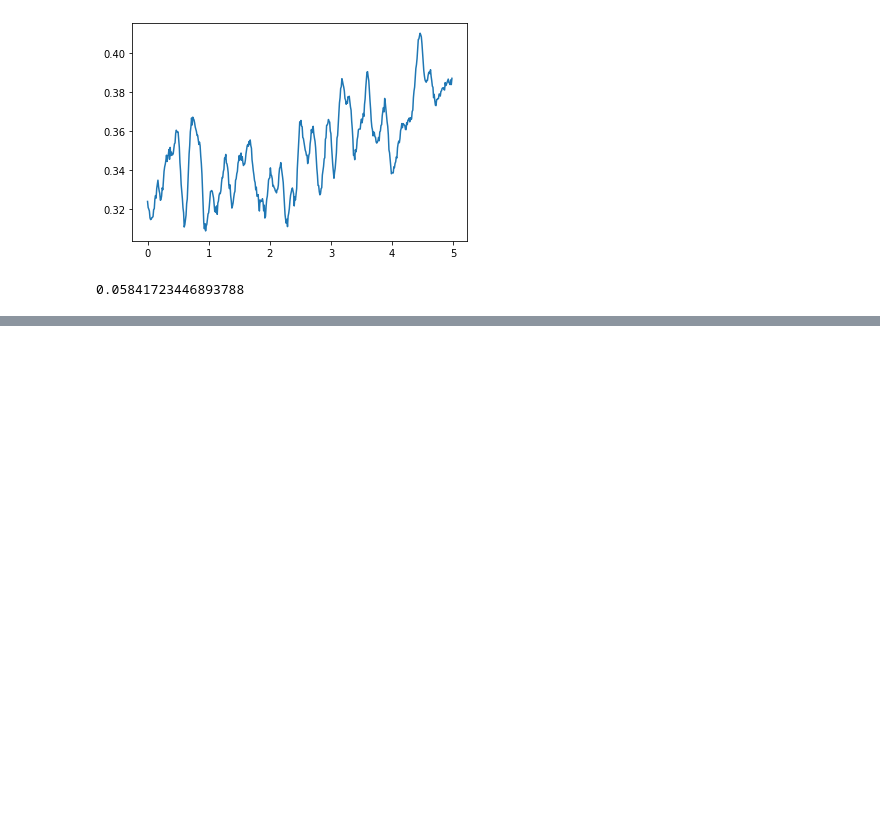
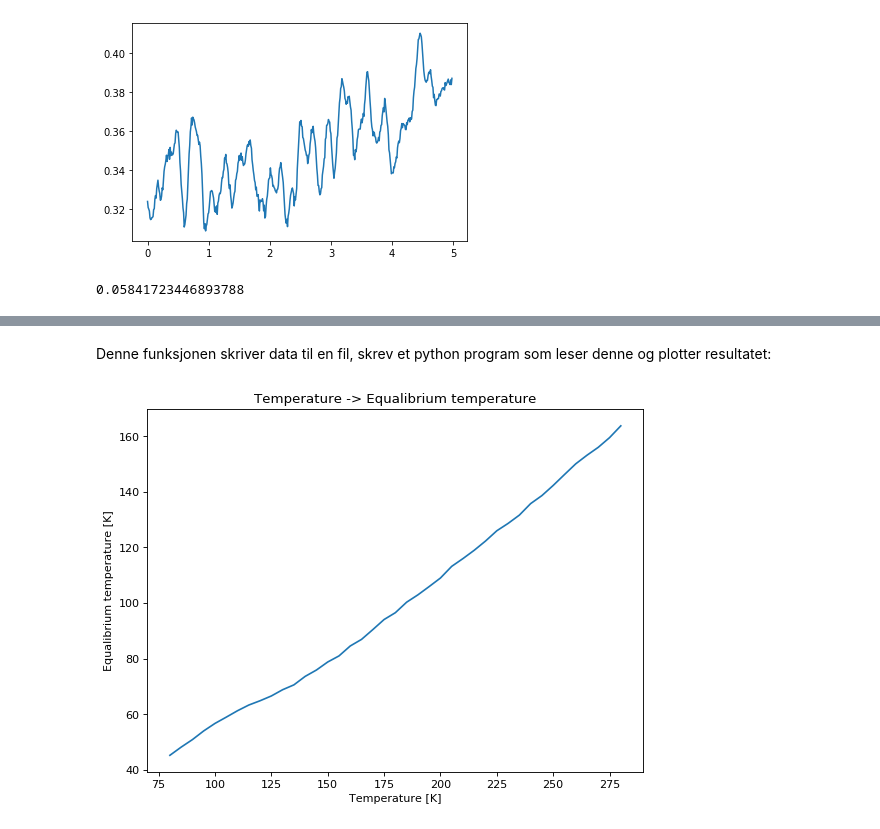
Before and after one commit to Benito1001/MolDyn, a Jupyter notebook: MolDyn.ipynb, the cells around one changed output, grey strips where cells are left out. Saved outputs shown, nothing was run; the diff lists cells and outputs as text; code cells hidden in the pictures; blank space fills up the shorter version.

```diff
--- a/MolDyn.ipynb
+++ b/MolDyn.ipynb
@@ -1834,0 +2181,19 @@ Ettersom jeg brukte så lang tid på å skrive om programmet til c++ for forrige
+# %% [markdown]
+Denne funksjonen skriver data til en fil, skrev et python program som leser denne og plotter resultatet:
+# %%
+with open("data/temp2equalibrium.dat", "r") as datafile:
+    T_list = []
+    eqT_list = []
+    for line in datafile:
+        T, eqT = [float(v) for v in line.replace("\n", "").split(" -> ")]
+        T_list.append(T)
+        eqT_list.append(eqT)
+
+plt.figure(figsize=(8, 6), dpi=80)
+plt.plot(T_list, eqT_list)
+plt.title("Temperature -> Equalibrium temperature")
+plt.xlabel("Temperature [K]")
+plt.ylabel("Equalibrium temperature [K]")
+plt.show()
+# %% [output]
+[figure, added]
```
Also changed, not shown: parts of 15 cells of this notebook, 7 other files.
